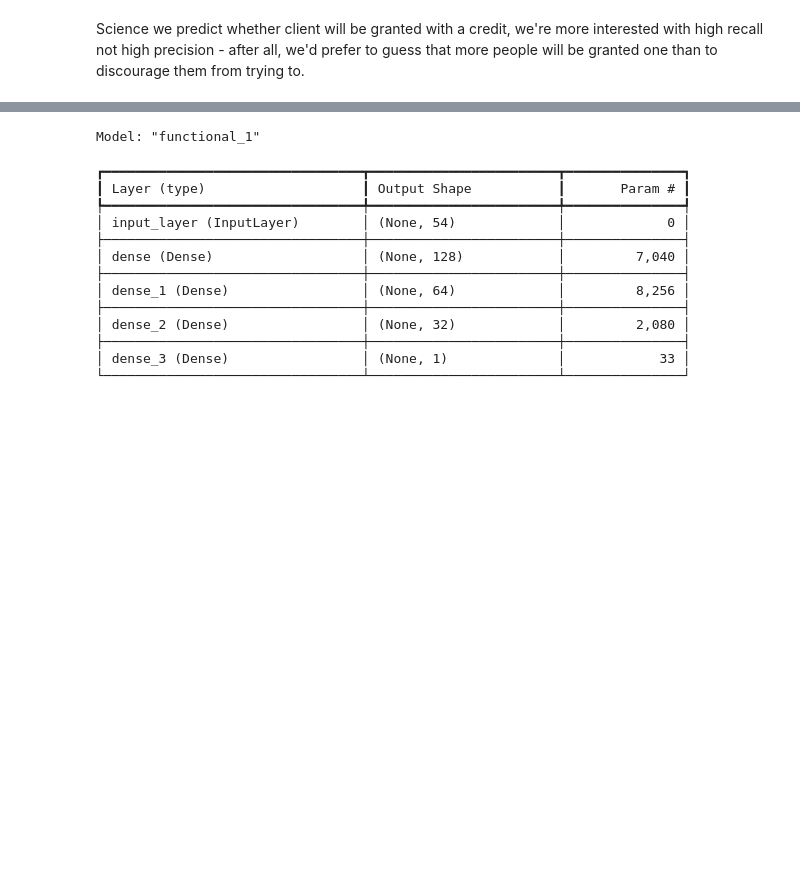
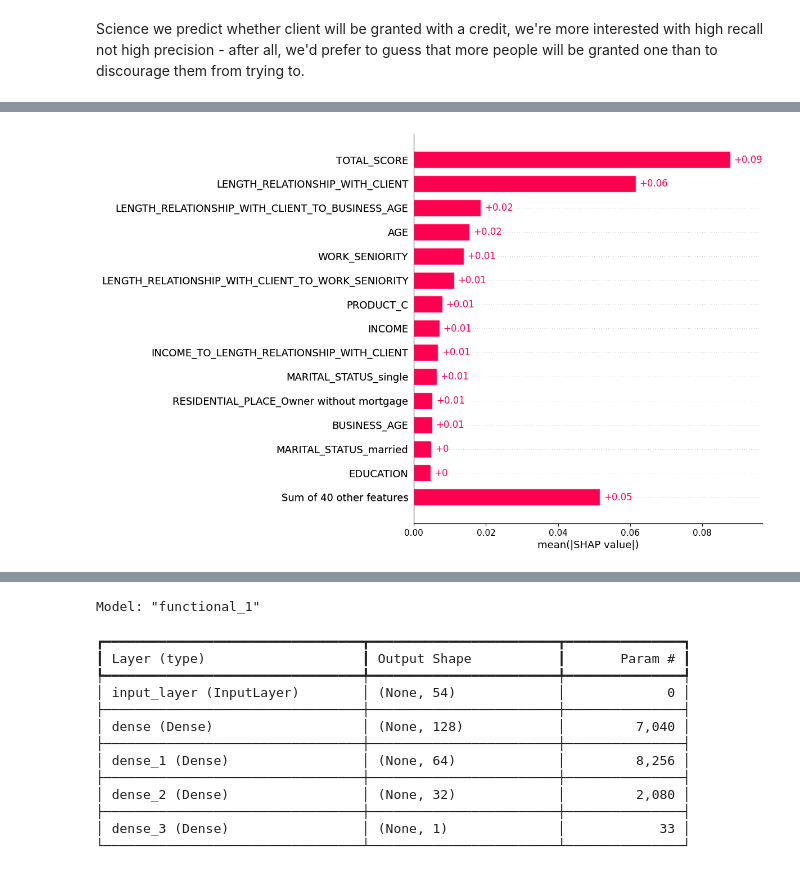
Before and after one commit to Michael-Pytel/Consumer-Loans-Analysis, a Jupyter notebook: notebooks/modeling_validation.ipynb, the cells around one changed output, grey strips where cells are left out. Drawn from its saved outputs; the diff is of its cells as text; code cells hidden in the pictures; blank space fills up the shorter version.

```diff
--- a/notebooks/modeling_validation.ipynb
+++ b/notebooks/modeling_validation.ipynb
@@ -170,0 +190,7 @@ Science we predict whether client will be granted with a credit, we're more inte
+# %%
+from sklearn.metrics import classification_report,roc_auc_score
+clf = models[0]
+clf.fit(X_train, y_train)
+y_pred = clf.predict(X_val)
+print(classification_report(y_pred, y_val))
+print(f"ROC AUC score: {roc_auc_score(y_val, y_pred)}")
@@ -170,0 +211,7 @@ Science we predict whether client will be granted with a credit, we're more inte
+# %%
+explainer = shap.Explainer(clf)
+shap_values = explainer(X_val)
+# %%
+shap.plots.bar(shap_values[:,:,1],max_display=15) # credit to Katarzyna Rogalska
+# %% [output]
+[figure, added]
```
Also changed, not shown: parts of 11 cells of this notebook.
